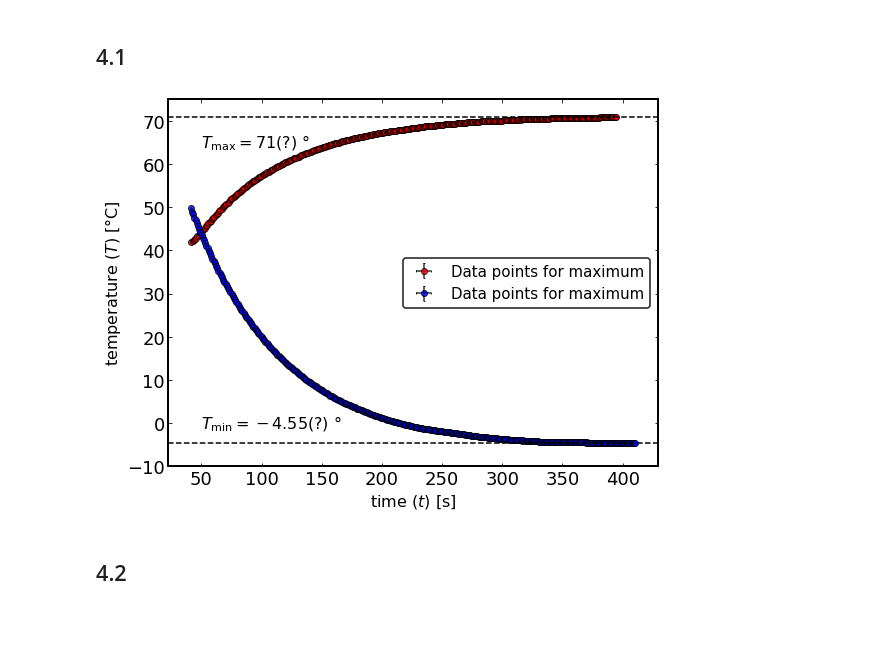
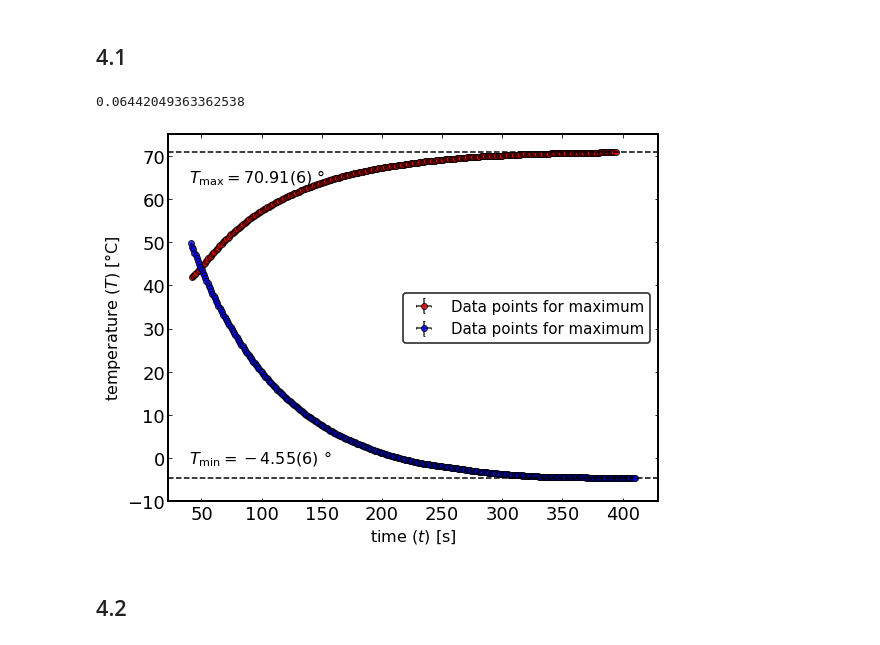
Before and after one commit to hexaquarks/PHYS339, a Jupyter notebook: Lab5.ipynb, the cells around one changed output. Cells and saved outputs as stored; diff of their text form; code cells hidden in the pictures.

Commit message:
Established an error for all values on the plots

```diff
--- a/Lab5.ipynb
+++ b/Lab5.ipynb
@@ -21,12 +21,18 @@ with open(f'Exercise1_3Volt_MaximumAndMinimumTemp.csv', "r") as stream:
         timeMax.append(float(currLine[0]))
         temperatureMax.append(float(currLine[1]))
 
+## Evaluating error
+error = np.std(temperatureMax[-20:])
+print(error)
+
 timeMax, timeMin = timeMax[40:], timeMin[40:]
 temperatureMax, temperatureMin = temperatureMax[40:], temperatureMin[40:]
-timeErrorMax = [0 for x in range(len(timeMax))]
-temperatureErrorMax = [0.01 for x in range(len(temperatureMax))]
-timeErrorMin = [0 for x in range(len(timeMin))]
-temperatureErrorMin = [0.01 for x in range(len(temperatureMin))]
+timeErrorMax = [error for x in range(len(timeMax))]
+temperatureErrorMax = [error for x in range(len(temperatureMax))]
+timeErrorMin = [error for x in range(len(timeMin))]
+temperatureErrorMin = [error for x in range(len(temperatureMin))]
+# %% [output]
+0.06442049363362538
 # %%
 from matplotlib.pyplot import figure
 import matplotlib.pyplot as plt
@@ -51,36 +57,36 @@ ax.errorbar(
 
 ## ticks
 ax.tick_params(axis='y',
                direction="in",
                right=True, labelsize=18)
 ax.tick_params(axis='x', direction="in" , top=True,bottom=True, labelsize=18)
 
 ## legends and utilities
 ax.set_xlabel(r"time $(t)$ $[$s$]$", fontsize=16)
 ax.set_ylabel(r"temperature $(T)$ $[\degree$C$]$", fontsize=16)
 ax.legend(loc='center right',fontsize=15)
 
 ## Horizontal line
 ax.axhline(y=71,xmin=0, xmax=1, linestyle='--',color="black")
 ax.axhline(y=-4.7,xmin=0, xmax=1, linestyle='--',color="black")
 
 ## border colors
 ax.patch.set_edgecolor('black')
 ax.patch.set_linewidth('2')
 legend = ax.get_legend()
 legend.get_frame().set_linewidth(1.7)
 legend.get_frame().set_edgecolor("black")
 ax.set_ylim(bottom=-10, top = 75)
 
 ## annotate plot
-ax.text(50, 65, r'$T_{\max} = 71(?) \ \degree$', horizontalalignment='left',
+ax.text(40, 65, r'$T_{\max} = 70.91(6) \ \degree$', horizontalalignment='left',
           verticalalignment='center', fontsize=16)
-ax.text(50, 0, r'$T_{\min} = -4.55(?) \ \degree$', horizontalalignment='left',
+ax.text(40, 0, r'$T_{\min} = -4.55(6) \ \degree$', horizontalalignment='left',
           verticalalignment='center', fontsize=16)
 
 fig.tight_layout()
 # %% [output]
-[figure, old version]
+[figure, new version]
 # %% [markdown]
 ## 4.2
 # %%
```
Also changed, not shown: parts of 5 cells of this notebook.
